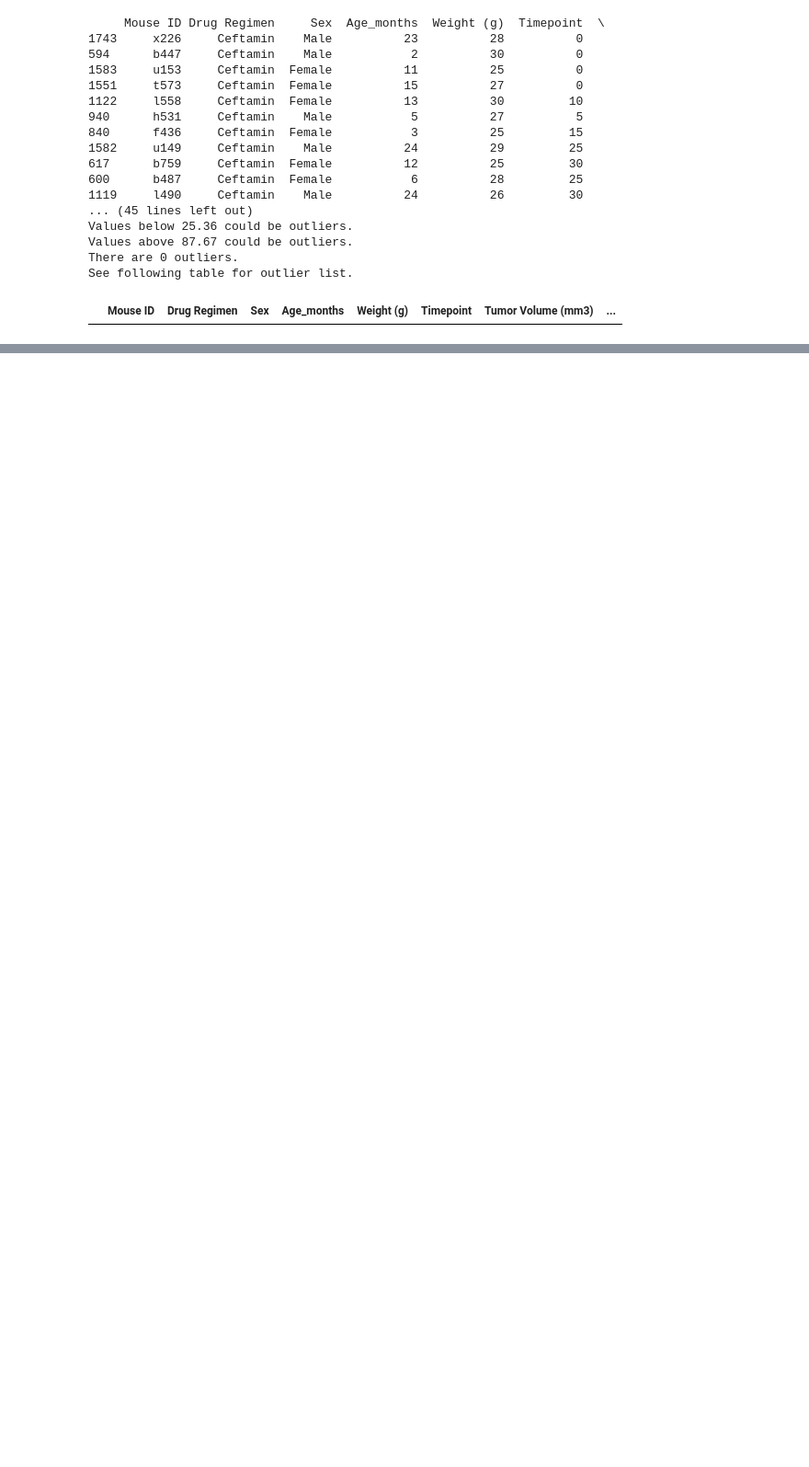
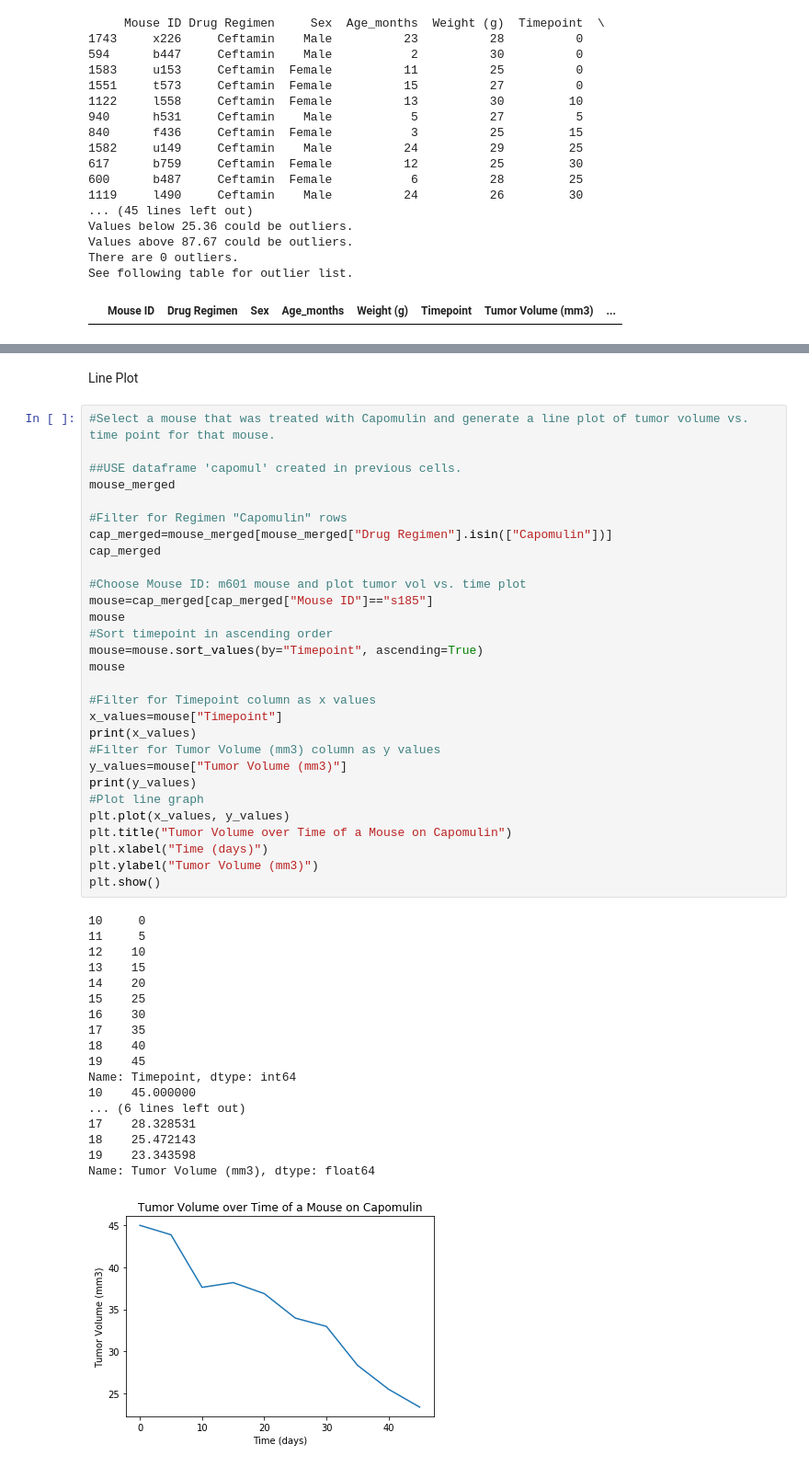
Before and after one commit to annabelcheong/matplotlib, a Jupyter notebook: pymaceuticals.ipynb, the cells around one changed output, grey strips where cells are left out. Shown: that part at 92% size. Cells and saved outputs as stored; diff of their text form; blank space fills up the shorter version.

```diff
--- a/pymaceuticals.ipynb
+++ b/pymaceuticals.ipynb
@@ -522,0 +553,50 @@ See following table for outlier list.
+# %% [markdown]
+Line Plot
+# %%
+#Select a mouse that was treated with Capomulin and generate a line plot of tumor volume vs. time point for that mouse.
+
+##USE dataframe 'capomul' created in previous cells.
+mouse_merged
+
+#Filter for Regimen "Capomulin" rows
+cap_merged=mouse_merged[mouse_merged["Drug Regimen"].isin(["Capomulin"])]
+cap_merged
+
+#Choose Mouse ID: m601 mouse and plot tumor vol vs. time plot
+mouse=cap_merged[cap_merged["Mouse ID"]=="s185"]
+mouse
+#Sort timepoint in ascending order
+mouse=mouse.sort_values(by="Timepoint", ascending=True)
+mouse
+
+#Filter for Timepoint column as x values
+x_values=mouse["Timepoint"]
+print(x_values)
+#Filter for Tumor Volume (mm3) column as y values
+y_values=mouse["Tumor Volume (mm3)"]
+print(y_values)
+#Plot line graph
+plt.plot(x_values, y_values)
+plt.title("Tumor Volume over Time of a Mouse on Capomulin")
+plt.xlabel("Time (days)")
+plt.ylabel("Tumor Volume (mm3)")
+plt.show()
+# %% [output]
+10     0
+11     5
+12    10
+13    15
+14    20
+15    25
+16    30
+17    35
+18    40
+19    45
+Name: Timepoint, dtype: int64
+10    45.000000
+... (6 lines left out)
+17    28.328531
+18    25.472143
+19    23.343598
+Name: Tumor Volume (mm3), dtype: float64
+[figure, added]
```
Also changed, not shown: parts of 3 cells of this notebook.
